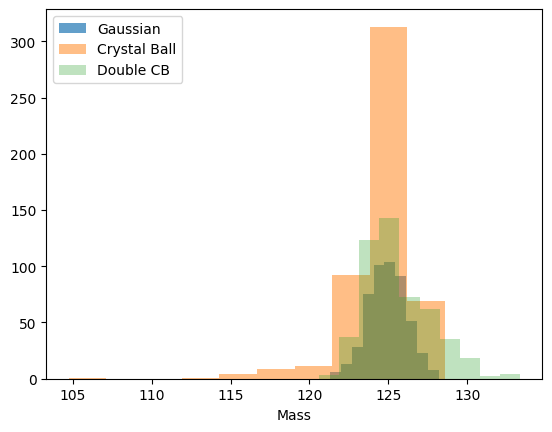
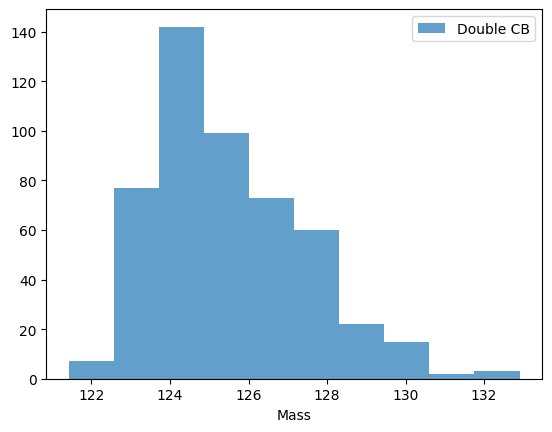
Unified diff of the notebook cell whose output changed from the first chart to the second:
--- before
+++ after
@@ -9,7 +9,7 @@
 crf = cruijff_response(m_true, sigma_detector, 2*sigma_detector, N=Nevents)
 
-plt.hist(gauss, alpha=0.7, label="Gaussian")
-plt.hist(cb, alpha=0.5, label="Crystal Ball")
-plt.hist(crf, alpha=0.3, label="Double CB")
+#plt.hist(gauss, alpha=0.7, label="Gaussian")
+#plt.hist(cb, alpha=0.5, label="Crystal Ball")
+plt.hist(crf, alpha=0.7, label="Double CB")
 plt.xlabel('Mass')
 plt.legend()

Commit: Created using Colab